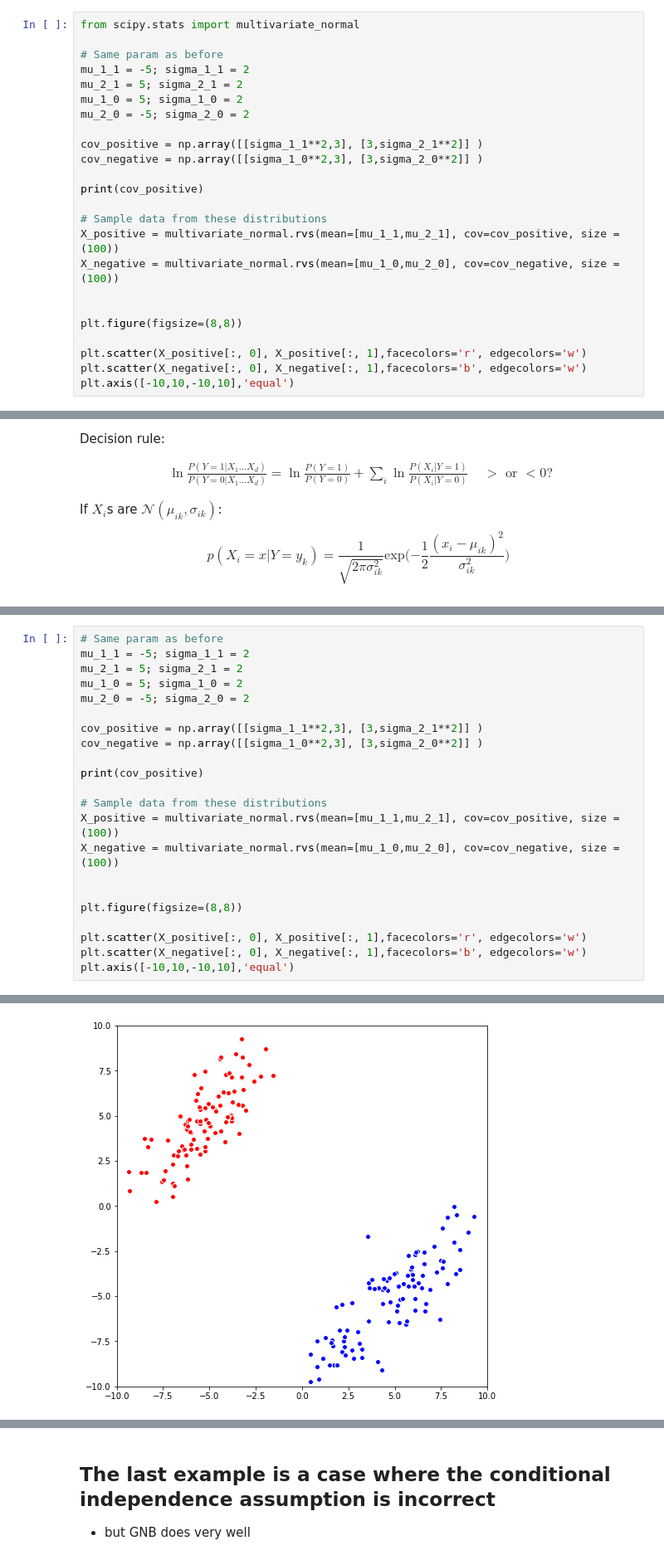
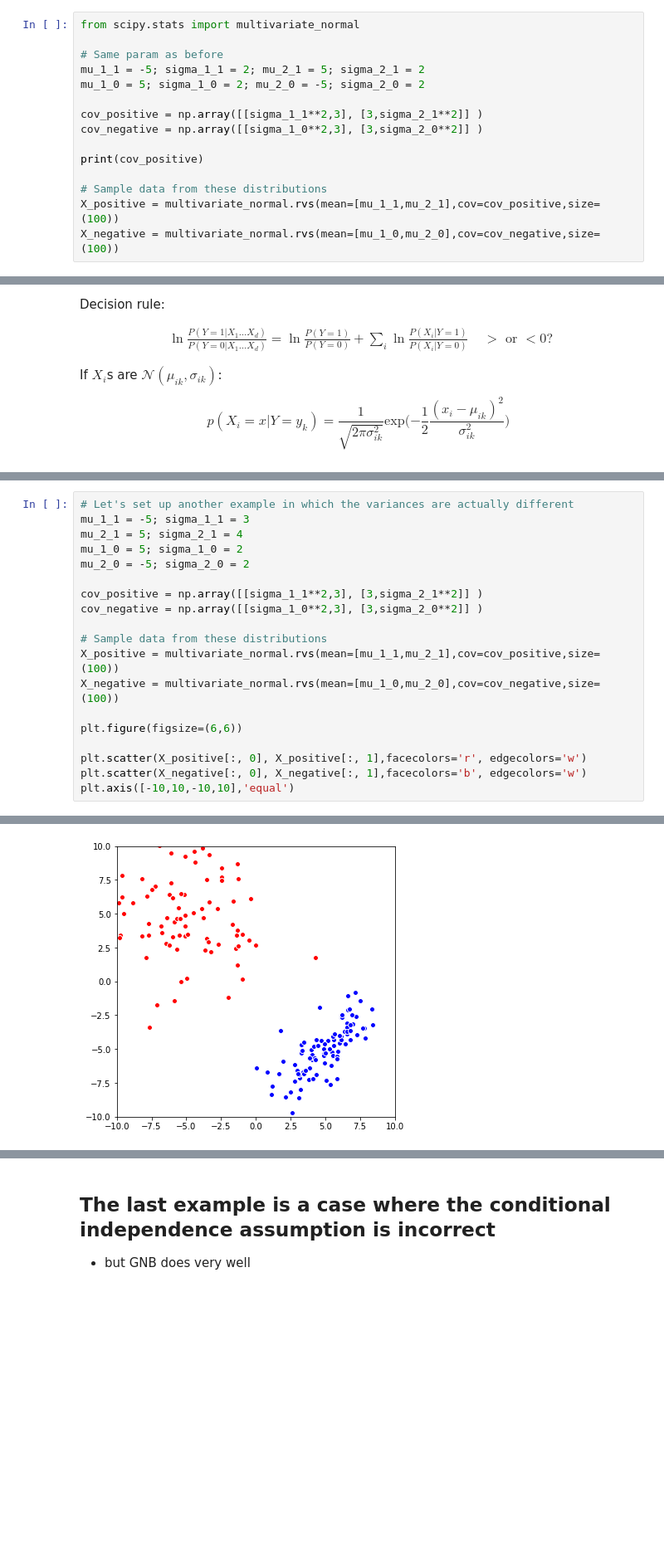
Before and after one commit to lwehbe/10315_S21, a Jupyter notebook: Lecture_06_Naive_Bayes.ipynb, the cells around one changed output, grey strips where cells are left out. Shown at 83% size. Drawn from its saved outputs; the diff is of its cells as text; blank space fills up the shorter version.

```diff
--- a/Lecture_06_Naive_Bayes.ipynb
+++ b/Lecture_06_Naive_Bayes.ipynb
@@ -590,10 +571,8 @@ What if:
 from scipy.stats import multivariate_normal
 
 # Same param as before
-mu_1_1 = -5; sigma_1_1 = 2
-mu_2_1 = 5; sigma_2_1 = 2
-mu_1_0 = 5; sigma_1_0 = 2
-mu_2_0 = -5; sigma_2_0 = 2
+mu_1_1 = -5; sigma_1_1 = 2; mu_2_1 = 5; sigma_2_1 = 2
+mu_1_0 = 5; sigma_1_0 = 2; mu_2_0 = -5; sigma_2_0 = 2
 
 cov_positive = np.array([[sigma_1_1**2,3], [3,sigma_2_1**2]] )
 cov_negative = np.array([[sigma_1_0**2,3], [3,sigma_2_0**2]] )
@@ -601,12 +580,5 @@ cov_negative = np.array([[sigma_1_0**2,3], [3,sigma_2_0**2]] )
 print(cov_positive)
 
 # Sample data from these distributions
-X_positive = multivariate_normal.rvs(mean=[mu_1_1,mu_2_1], cov=cov_positive, size = (100))
-X_negative = multivariate_normal.rvs(mean=[mu_1_0,mu_2_0], cov=cov_negative, size = (100))
-
-
-plt.figure(figsize=(8,8))
-
-plt.scatter(X_positive[:, 0], X_positive[:, 1],facecolors='r', edgecolors='w')
-plt.scatter(X_negative[:, 0], X_negative[:, 1],facecolors='b', edgecolors='w')
-plt.axis([-10,10,-10,10],'equal')
+X_positive = multivariate_normal.rvs(mean=[mu_1_1,mu_2_1],cov=cov_positive,size=(100))
+X_negative = multivariate_normal.rvs(mean=[mu_1_0,mu_2_0],cov=cov_negative,size=(100))
@@ -731,21 +676,18 @@ What happens if we force $\hat\sigma_{i0} =\hat\sigma_{i1} $?
 # %%
-# Same param as before
-mu_1_1 = -5; sigma_1_1 = 2
-mu_2_1 = 5; sigma_2_1 = 2
+# Let's set up another example in which the variances are actually different
+mu_1_1 = -5; sigma_1_1 = 3
+mu_2_1 = 5; sigma_2_1 = 4
 mu_1_0 = 5; sigma_1_0 = 2
 mu_2_0 = -5; sigma_2_0 = 2
 
 cov_positive = np.array([[sigma_1_1**2,3], [3,sigma_2_1**2]] )
 cov_negative = np.array([[sigma_1_0**2,3], [3,sigma_2_0**2]] )
 
-print(cov_positive)
+# Sample data from these distributions
+X_positive = multivariate_normal.rvs(mean=[mu_1_1,mu_2_1],cov=cov_positive,size=(100))
+X_negative = multivariate_normal.rvs(mean=[mu_1_0,mu_2_0],cov=cov_negative,size=(100))
 
-# Sample data from these distributions
-X_positive = multivariate_normal.rvs(mean=[mu_1_1,mu_2_1], cov=cov_positive, size = (100))
-X_negative = multivariate_normal.rvs(mean=[mu_1_0,mu_2_0], cov=cov_negative, size = (100))
-
-
-plt.figure(figsize=(8,8))
+plt.figure(figsize=(6,6))
 
 plt.scatter(X_positive[:, 0], X_positive[:, 1],facecolors='r', edgecolors='w')
 plt.scatter(X_negative[:, 0], X_negative[:, 1],facecolors='b', edgecolors='w')
@@ -757,4 +697,4 @@ plt.axis([-10,10,-10,10],'equal')
-[figure, old version]
+[figure, new version]
 # %%
 params = dict()
 # Estimate - Different variance
```
Also changed, not shown: parts of 32 cells of this notebook, 5 other files.
